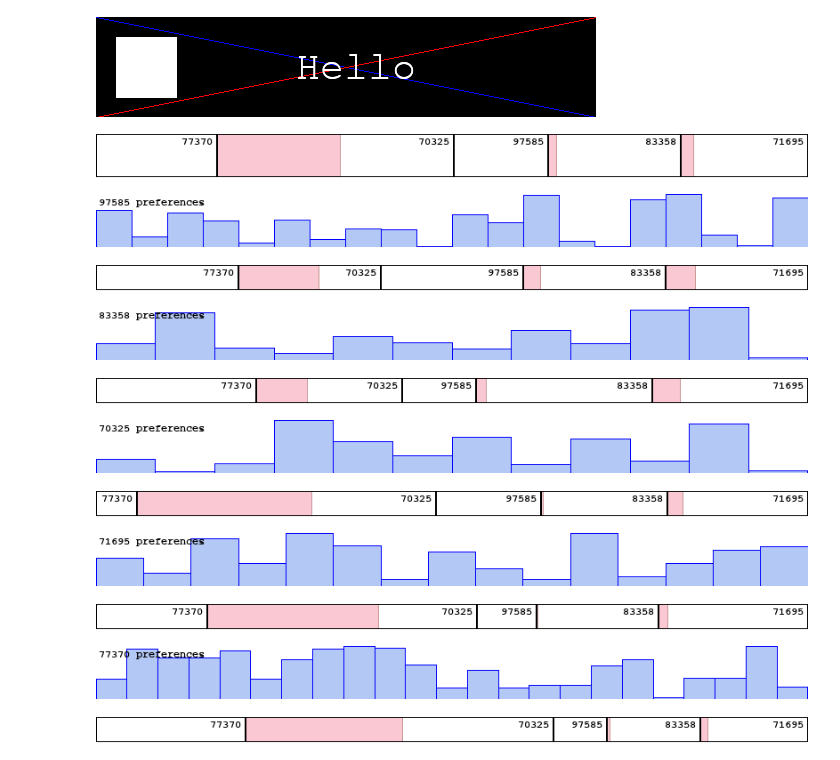
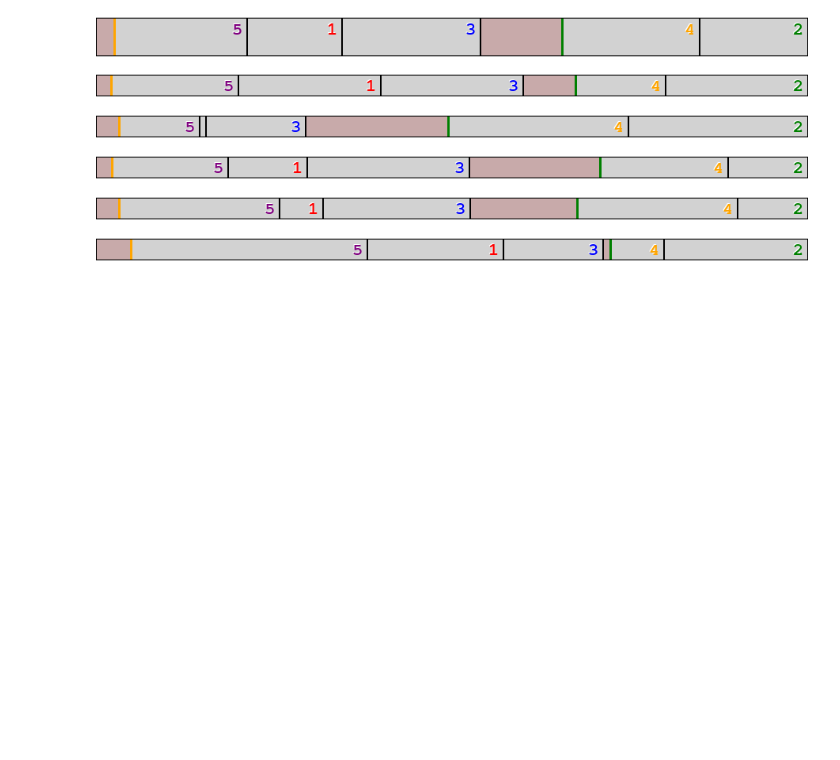
Before and after one commit to kenakofer/envy-free-cake, a Jupyter notebook: cake_visualization.ipynb, the cells around one changed output. Cells and saved outputs as stored; diff of their text form; code cells hidden in the pictures; blank space fills up the shorter version.

Commit message:
Add more visualization options

```diff
--- a/cake_visualization.ipynb
+++ b/cake_visualization.ipynb
@@ -6,19 +6,3 @@ from classes import *
 from test_classes import *
 import random
 from core import *
-# %%
-im = Image.new('RGBA', (500,100), color='black')
-draw = ImageDraw.Draw(im)
-
-fnt = ImageFont.truetype('Pillow/Tests/fonts/FreeMono.ttf', 40)
-
-draw.line((0, 0) + im.size, fill='blue')
-draw.line((0, im.size[1], im.size[0], 0), fill='red')
-draw.text((200,30), "Hello", font=fnt, fill=(255,255,255,0))
-draw.rectangle((80,80,20,20), fill='white')
-del draw
-
-# write to stdout
-display(im)
-# %% [output]
-[figure, removed]
@@ -73,21 +100,25 @@ def draw_preferences(agent, width=800, height=60):
 # %%
-agents = [Agent(random.randint(5,23)) for i in range(5)]
+agents = [Agent(random.randint(5,10)) for i in range(5)]
 cake = Cake()
 pieces = core(agents[0], agents, cake.pieces[0])
-# %%
-draw_pieces(pieces, height=50)
-for a in agents:
-    draw_preferences(a)
-    draw_pieces(pieces, perspective=a)
-# %% [output]
-[figure, removed]
-[figure, removed]
-[figure, removed]
-[figure, removed]
-[figure, removed]
-[figure, removed]
-[figure, removed]
-[figure, removed]
-[figure, removed]
-[figure, removed]
-[figure, removed]
+# %%
+def visualize_1(pieces, agents, colors=['red', 'green', 'blue', 'orange', 'purple', 'magenta', 'cyan']):
+    #Assign agents names and colors
+    for i in range(len(agents)):
+        agents[i].name = str(i+1)
+        agents[i].color = colors[i]
+    #Draw the main cake
+    draw_pieces(pieces, height=50)
+    #Draw agent preferences and their perception of the cake
+    for a in agents:
+        #draw_preferences(a, with_pieces=pieces)
+        draw_pieces(pieces, perspective=a)
+
+visualize_1(pieces, agents)
+# %% [output]
+[figure, added]
+[figure, added]
+[figure, added]
+[figure, added]
+[figure, added]
+[figure, added]
```
Also changed, not shown: parts of 5 cells of this notebook, 1 other file.
